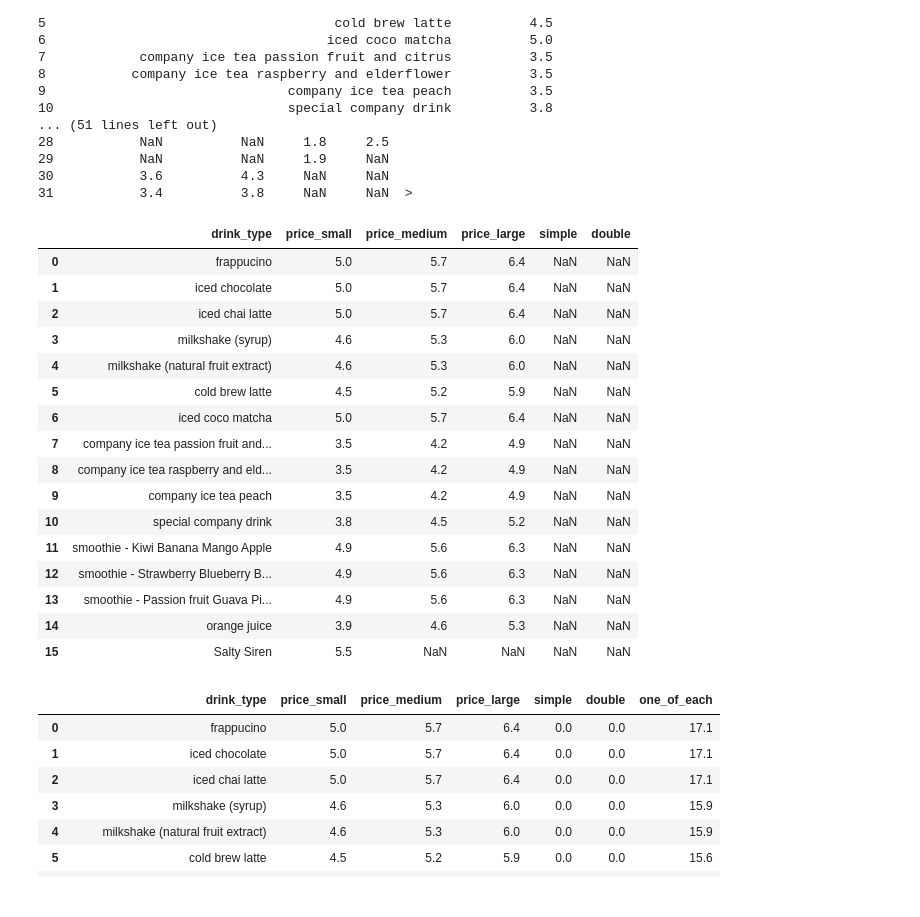
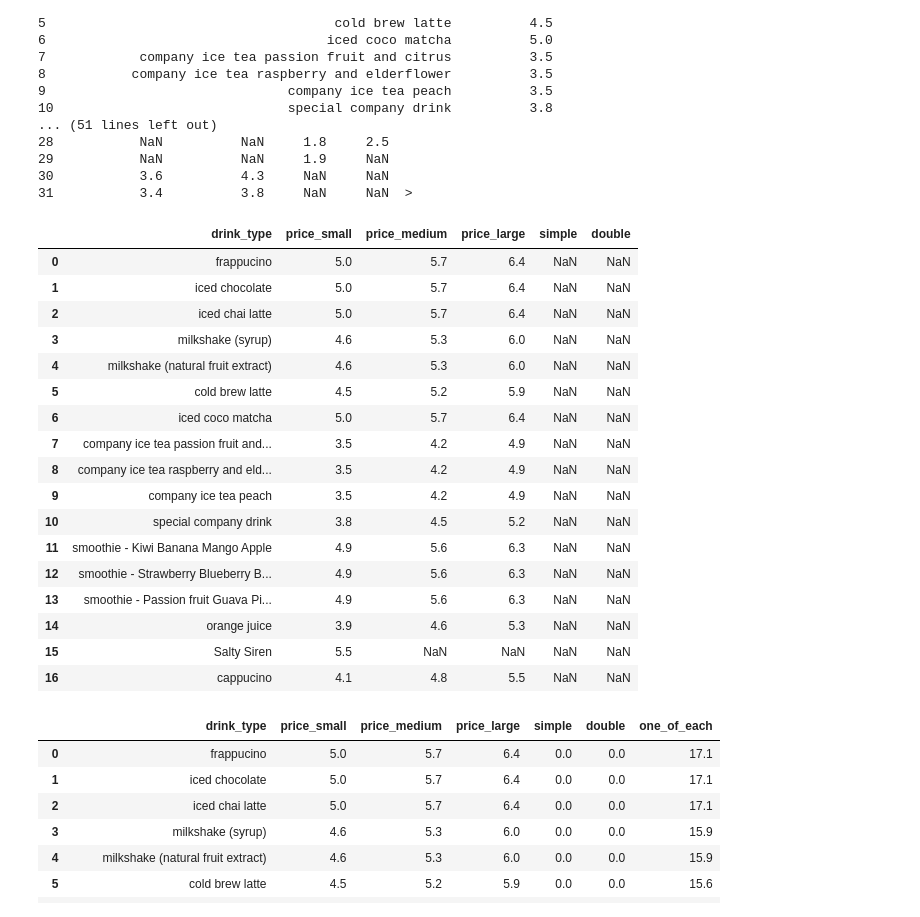
Before and after one commit to Luna-Agora/coffee, a Jupyter notebook: Notebooks/coffee notebook.ipynb, the cells around one changed output. Cells and saved outputs as stored; diff of their text form; code cells hidden in the pictures.

```diff
--- a/Notebooks/coffee notebook.ipynb
+++ b/Notebooks/coffee notebook.ipynb
@@ -84,25 +84,26 @@ price.last
 30           3.6          4.3     NaN     NaN
 31           3.4          3.8     NaN     NaN  >
 # %%
-price.head(16)
+price.head(17)
 # %% [output]
 |  | drink_type | price_small | price_medium | price_large | simple | double |
 | 0 | frappucino | 5.0 | 5.7 | 6.4 | NaN | NaN |
 | 1 | iced chocolate | 5.0 | 5.7 | 6.4 | NaN | NaN |
 | 2 | iced chai latte | 5.0 | 5.7 | 6.4 | NaN | NaN |
 | 3 | milkshake (syrup) | 4.6 | 5.3 | 6.0 | NaN | NaN |
 | 4 | milkshake (natural fruit extract) | 4.6 | 5.3 | 6.0 | NaN | NaN |
 | 5 | cold brew latte | 4.5 | 5.2 | 5.9 | NaN | NaN |
 | 6 | iced coco matcha | 5.0 | 5.7 | 6.4 | NaN | NaN |
 | 7 | company ice tea passion fruit and... | 3.5 | 4.2 | 4.9 | NaN | NaN |
 | 8 | company ice tea raspberry and eld... | 3.5 | 4.2 | 4.9 | NaN | NaN |
 | 9 | company ice tea peach | 3.5 | 4.2 | 4.9 | NaN | NaN |
 | 10 | special company drink | 3.8 | 4.5 | 5.2 | NaN | NaN |
 | 11 | smoothie - Kiwi Banana Mango Apple | 4.9 | 5.6 | 6.3 | NaN | NaN |
 | 12 | smoothie - Strawberry Blueberry B... | 4.9 | 5.6 | 6.3 | NaN | NaN |
 | 13 | smoothie - Passion fruit Guava Pi... | 4.9 | 5.6 | 6.3 | NaN | NaN |
 | 14 | orange juice | 3.9 | 4.6 | 5.3 | NaN | NaN |
 | 15 | Salty Siren | 5.5 | NaN | NaN | NaN | NaN |
+| 16 | cappucino | 4.1 | 4.8 | 5.5 | NaN | NaN |
 # %%
 price2 = price
 # %%
```
